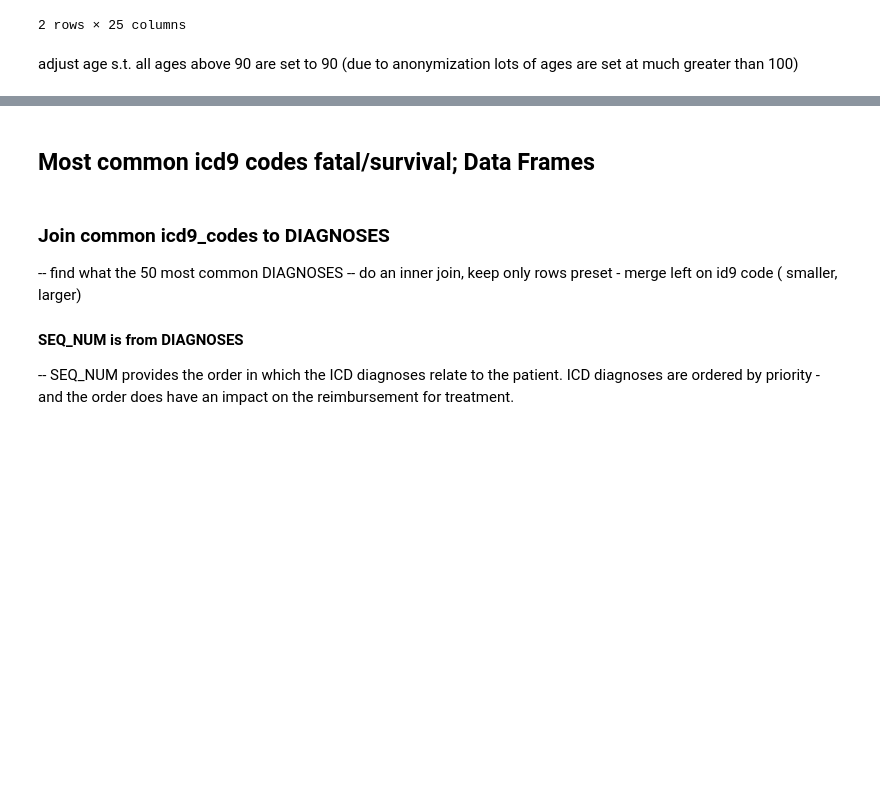
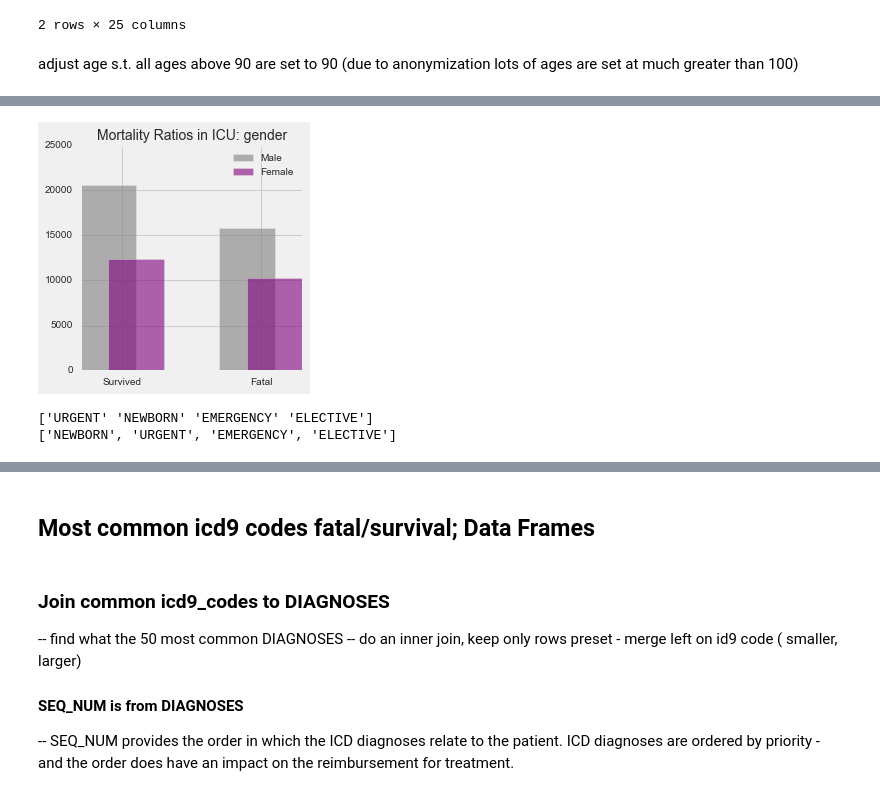
Before and after one commit to billiescodes/mortality_in_ICU, a Jupyter notebook: 01_ExploratoryAnalysis.ipynb, the cells around one changed output, grey strips where cells are left out. Drawn from its saved outputs; the diff is of its cells as text; code cells hidden in the pictures; blank space fills up the shorter version.

```diff
--- a/01_ExploratoryAnalysis.ipynb
+++ b/01_ExploratoryAnalysis.ipynb
@@ -206,19 +250,21 @@ plt.savefig('Age_dist')
 # %%
 # 0-M, 1-F
+plt.style.use('fivethirtyeight')
 g_0 = data.loc[(data['expire_flag']==0),'gender' ].value_counts() # survived M/F
 g_1 = data.loc[(data['expire_flag']==1),'gender' ].value_counts() # fatal M/F
 
 plt.figure(figsize = (4,4))
 x = np.arange(0,2)
-wid = 0.5
+wid = 0.4
 
-plt.bar(x+0.2, g_0, wid, alpha=0.6,color='grey', label='Male')
-plt.bar(x+ 0.4, g_1, wid,alpha=0.6, label = 'Female', color='green')
+plt.bar(x+0.2, g_0, wid, alpha=0.6, label='Male',color='grey',)#
+plt.bar(x+ 0.4, g_1, wid,alpha=0.6, label = 'Female', color='purple')
 plt.xticks(x+0.5, ['Survived', 'Fatal'])
 plt.title('Mortality Ratios in ICU: gender', fontsize=14)
-plt.tight_layout()
-plt.savefig('gender')
+plt.tight_layout()  #plt.savefig('gender')
 plt.legend();
+# %% [output]
+[figure, added]
 # %%
 # ############ Admission_type into categorical
 cols_a = ['NEWBORN', 'URGENT', 'EMERGENCY', 'ELECTIVE']
@@ -226,7 +272,10 @@ nums_a = [0, 1, 2, 3 ]
 print(data.admission_type.unique())
 print(cols_a)
 
-# data.admission_type.replace(cols_a, nums_a, inplace=True)
-# adm_alive = data.loc[(data['expire_flag']==0),'admission_type' ]
-# adm_fatal = data.loc[(data['expire_flag']==1),'admission_type' ]
+data.admission_type.replace(cols_a, nums_a, inplace=True)
+adm_alive = data.loc[(data['expire_flag']==0),'admission_type' ]
+adm_fatal = data.loc[(data['expire_flag']==1),'admission_type' ]
+# %% [output]
+['URGENT' 'NEWBORN' 'EMERGENCY' 'ELECTIVE']
+['NEWBORN', 'URGENT', 'EMERGENCY', 'ELECTIVE']
 # %%
```
Also changed, not shown: parts of 20 cells of this notebook.
